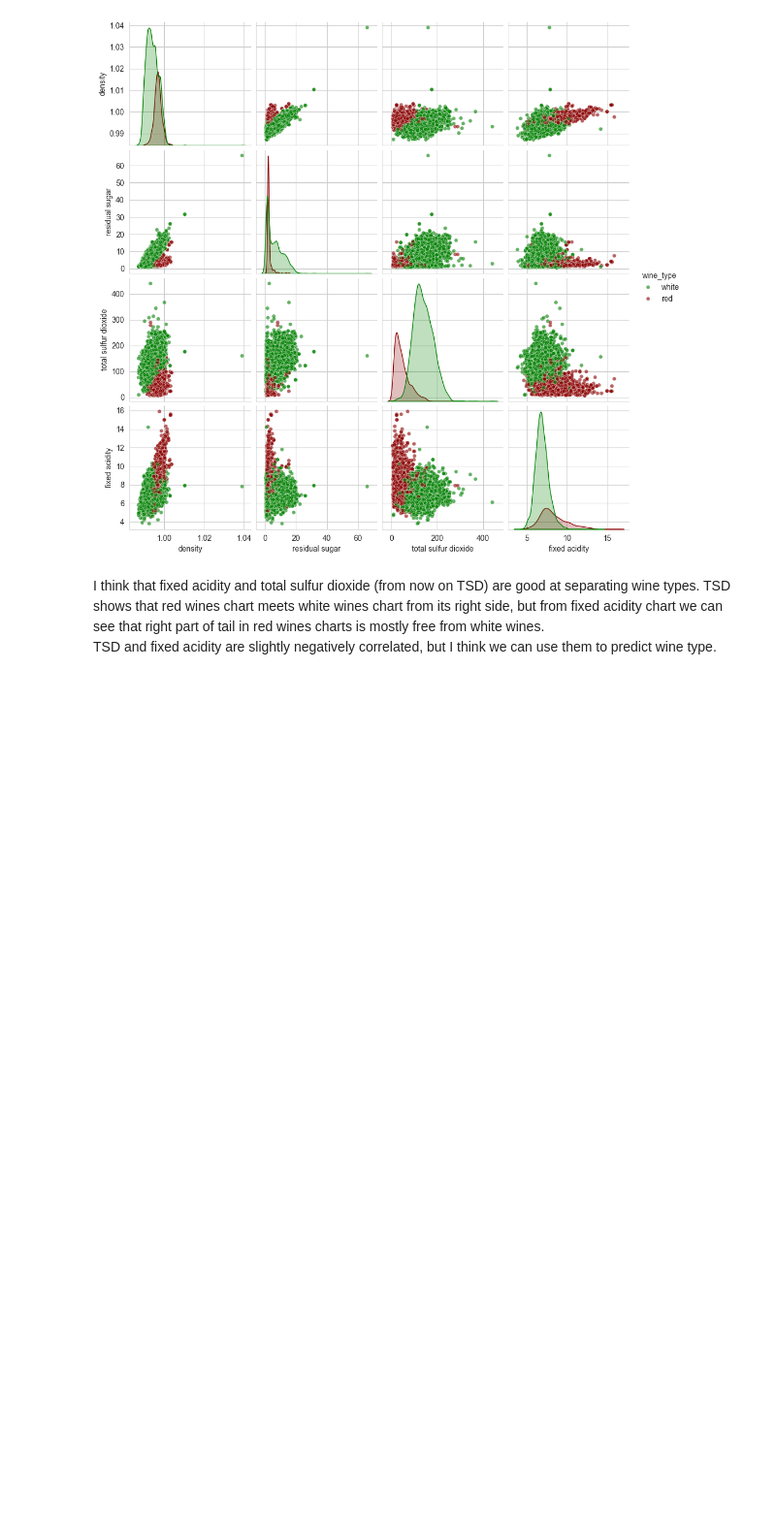
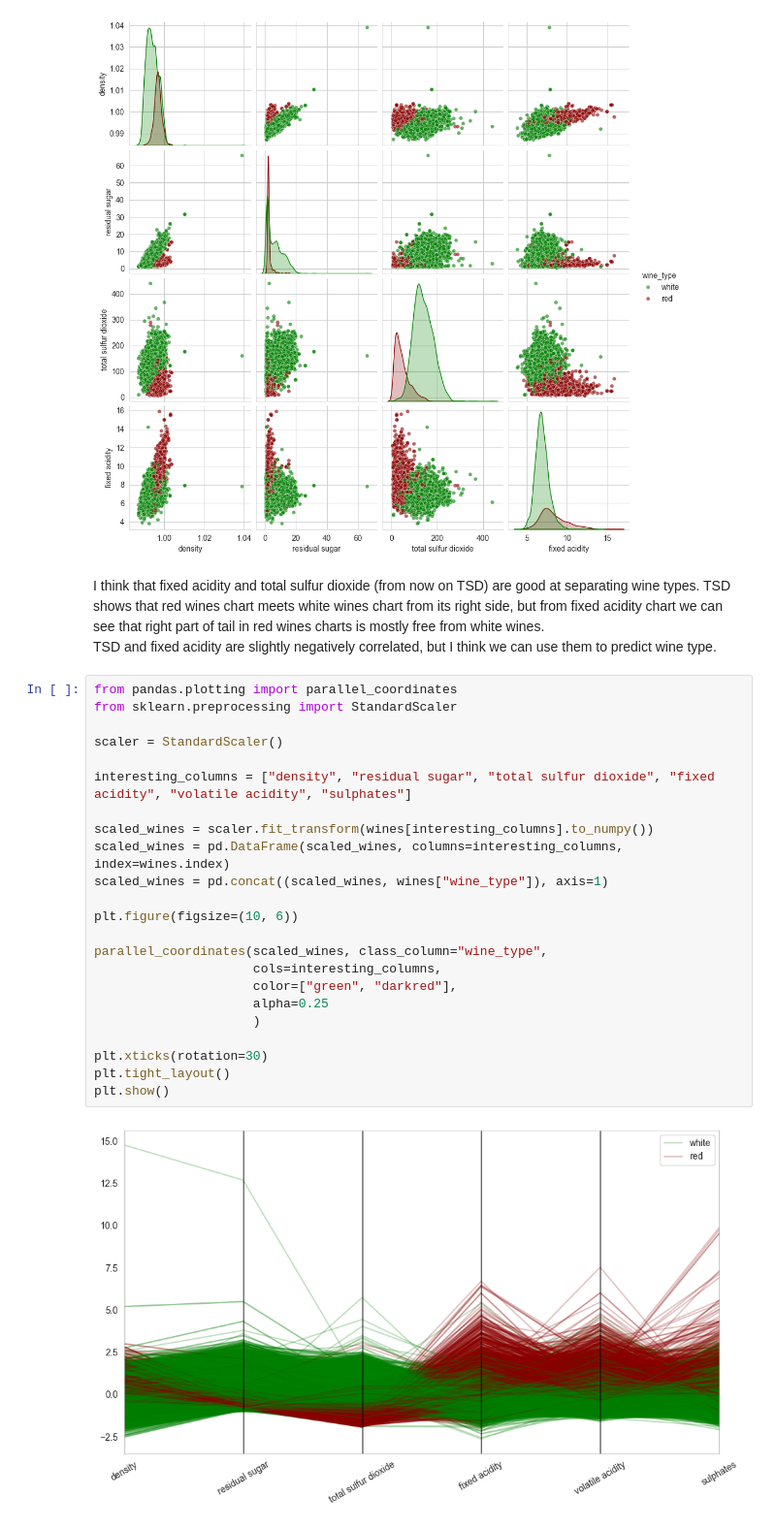
Before and after one commit to Spontaniczny/Data-Visualization, a Jupyter notebook: lab1/lab1.ipynb, the cells around one changed output. Shown at 97% size. Cells and saved outputs as stored; diff of their text form; blank space fills up the shorter version.

```diff
--- a/lab1/lab1.ipynb
+++ b/lab1/lab1.ipynb
@@ -212,3 +214,28 @@ pairplot = sns.pairplot(wine_subset,
 # %% [markdown]
 I think that fixed acidity and total sulfur dioxide (from now on TSD) are good at separating wine types. TSD shows that red wines chart meets white wines chart from its right side, but from fixed acidity chart we can see that right part of tail in red wines charts is mostly free from white wines. \
 TSD and fixed acidity are slightly negatively correlated, but I think we can use them to predict wine type.
+# %%
+from pandas.plotting import parallel_coordinates
+from sklearn.preprocessing import StandardScaler
+
+scaler = StandardScaler()
+
+interesting_columns = ["density", "residual sugar", "total sulfur dioxide", "fixed acidity", "volatile acidity", "sulphates"]
+
+scaled_wines = scaler.fit_transform(wines[interesting_columns].to_numpy())
+scaled_wines = pd.DataFrame(scaled_wines, columns=interesting_columns, index=wines.index)
+scaled_wines = pd.concat((scaled_wines, wines["wine_type"]), axis=1)
+
+plt.figure(figsize=(10, 6))
+
+parallel_coordinates(scaled_wines, class_column="wine_type",
+                     cols=interesting_columns,
+                     color=["green", "darkred"],
+                     alpha=0.25
+                     )
+
+plt.xticks(rotation=30)
+plt.tight_layout()
+plt.show()
+# %% [output]
+[figure, added]
```
Also changed, not shown: parts of 21 cells of this notebook.
